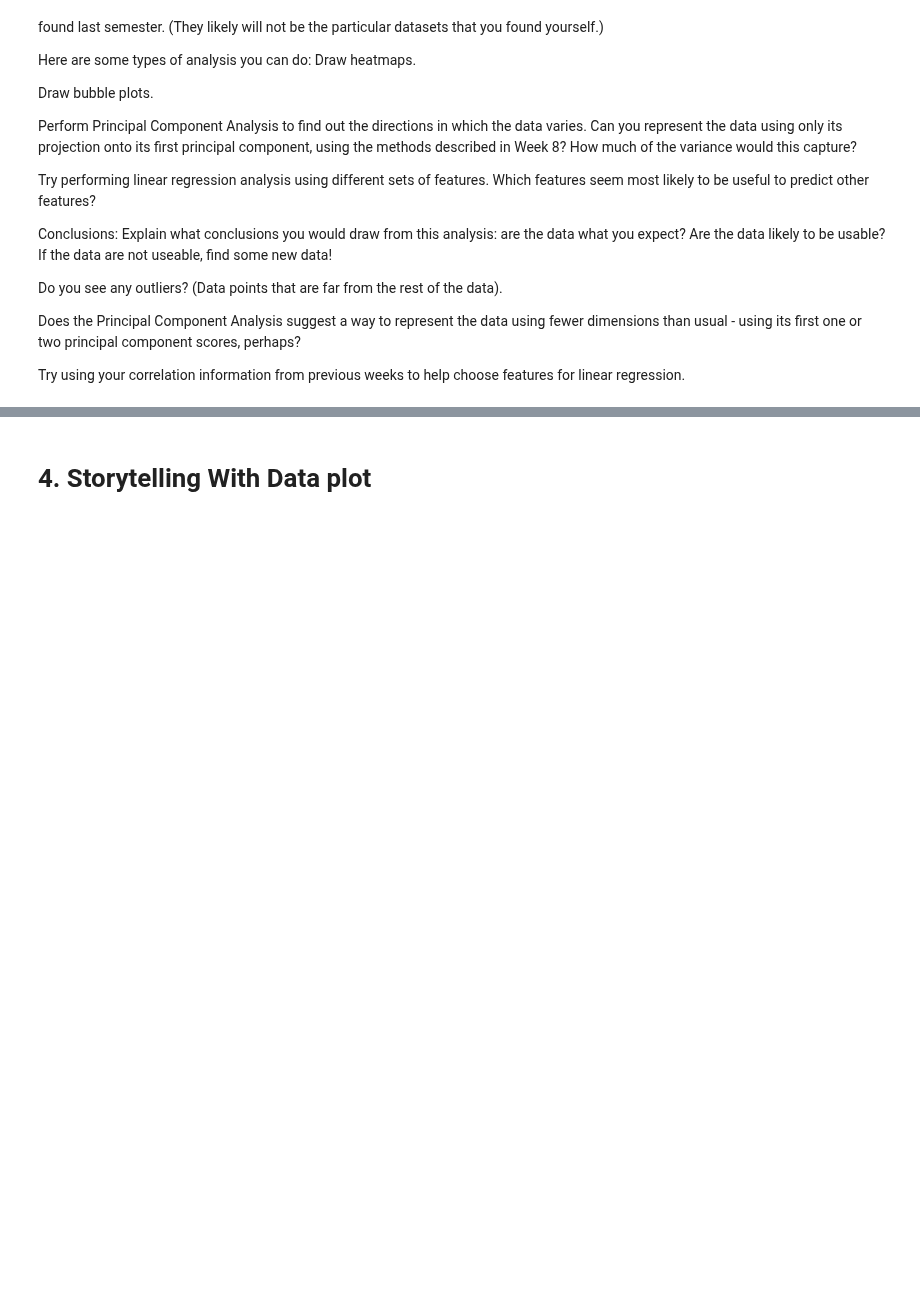
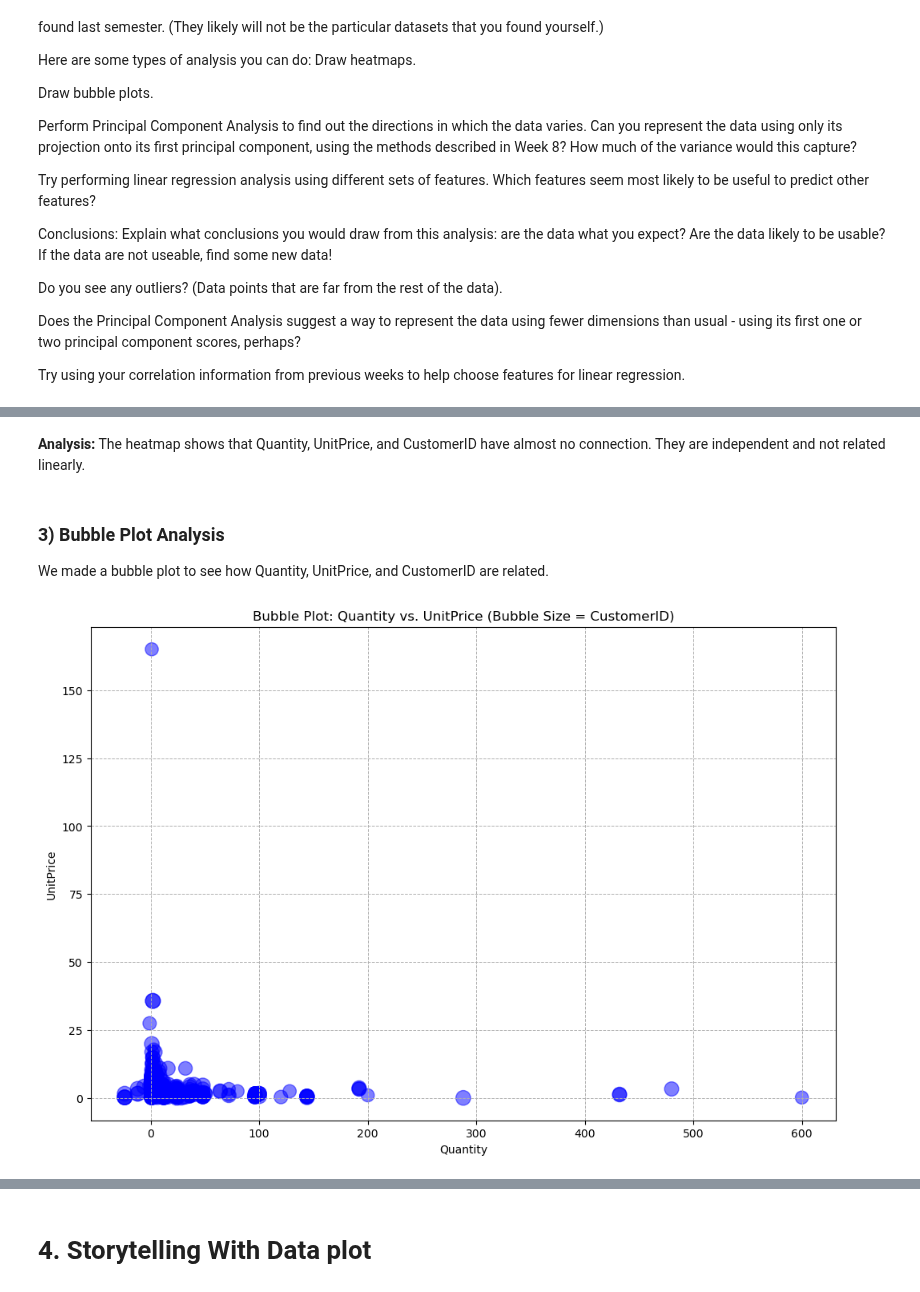
Before and after one commit to tetianakravchuk/AI-for-Leaders, a Jupyter notebook: Week9/OMDS-ModB2-Week9-Kravchuk-Tetiana.ipynb.ipynb, the cells around one changed output, grey strips where cells are left out. Drawn from its saved outputs; the diff is of its cells as text; code cells hidden in the pictures; blank space fills up the shorter version.

```diff
--- a/Week9/OMDS-ModB2-Week9-Kravchuk-Tetiana.ipynb.ipynb
+++ b/Week9/OMDS-ModB2-Week9-Kravchuk-Tetiana.ipynb.ipynb
@@ -111,0 +168,19 @@ Try using your correlation information from previous weeks to help choose featur
+# %% [markdown]
+**Analysis:**
+The heatmap shows that Quantity, UnitPrice, and CustomerID have almost no connection. They are independent and not related linearly.
+# %% [markdown]
+### 3) Bubble Plot Analysis
+
+
+We made a bubble plot to see how Quantity, UnitPrice, and CustomerID are related.
+# %%
+# Bubble Plot Analysis
+plt.figure(figsize=(12, 8))
+plt.scatter(df_cleaned['Quantity'], df_cleaned['UnitPrice'], s=df_cleaned['CustomerID'] / 100, alpha=0.5, c='blue')
+plt.title('Bubble Plot: Quantity vs. UnitPrice (Bubble Size = CustomerID)')
+plt.xlabel('Quantity')
+plt.ylabel('UnitPrice')
+plt.grid(True, linestyle='--', linewidth=0.7)
+plt.show()
+# %% [output]
+[figure, added]
```
Also changed, not shown: parts of 16 cells of this notebook, 1 other file.
